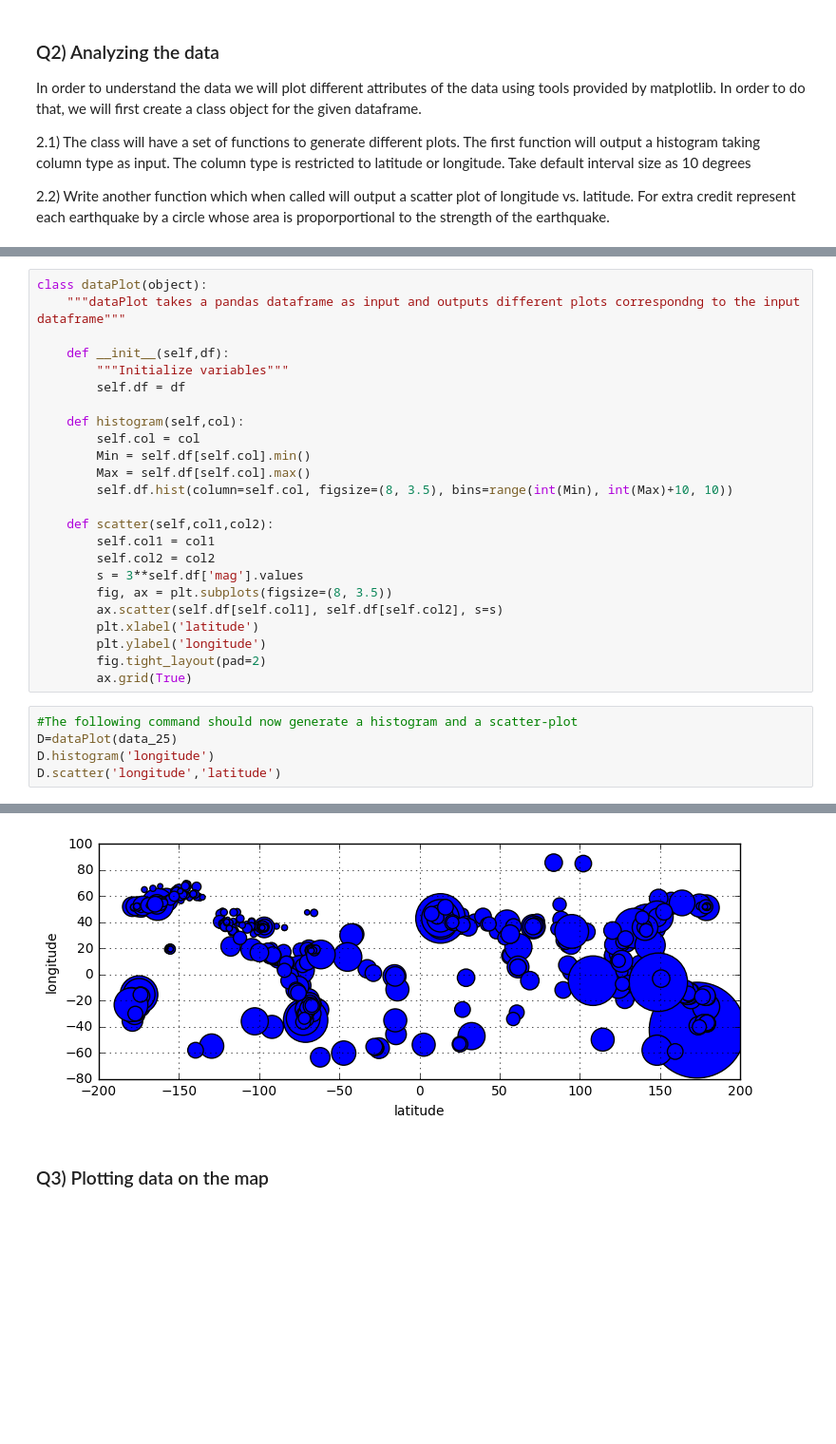
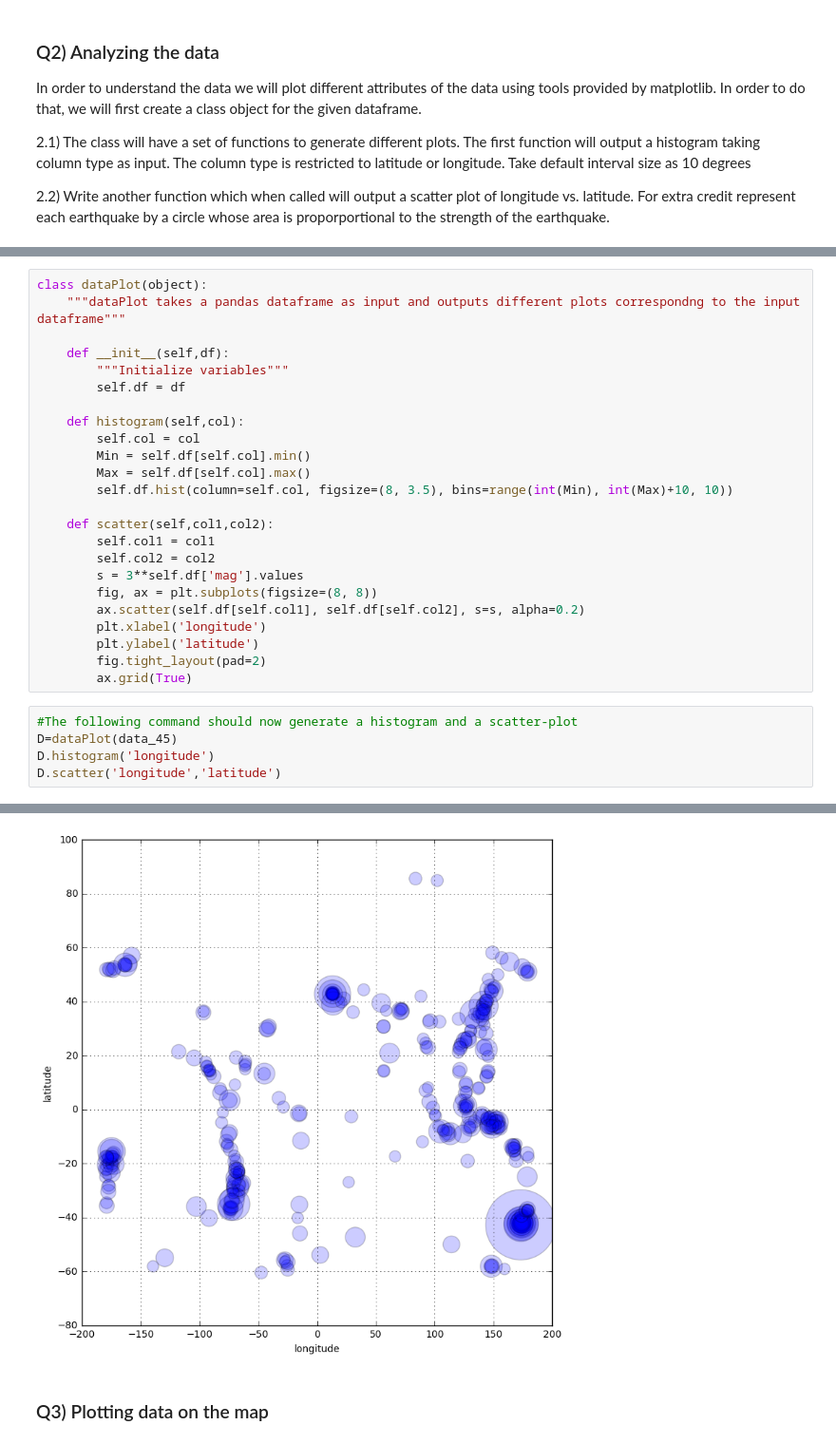
Before and after one commit to OrysyaStus/UCSD_Data_Science_and_Engineering, a Jupyter notebook: DSE200_Python_for_Data_Analysis/day_4_OOP_and_matplotlib/matplotlib/03_Matplotlib OOP Exercise.ipynb, the cells around one changed output, grey strips where cells are left out. Shown at 95% size. Cells and saved outputs as stored; diff of their text form; blank space fills up the shorter version.

```diff
--- a/DSE200_Python_for_Data_Analysis/day_4_OOP_and_matplotlib/matplotlib/03_Matplotlib OOP Exercise.ipynb
+++ b/DSE200_Python_for_Data_Analysis/day_4_OOP_and_matplotlib/matplotlib/03_Matplotlib OOP Exercise.ipynb
@@ -94,15 +97,15 @@ class dataPlot(object):
         self.col1 = col1
         self.col2 = col2
         s = 3**self.df['mag'].values
-        fig, ax = plt.subplots(figsize=(8, 3.5))
-        ax.scatter(self.df[self.col1], self.df[self.col2], s=s)
-        plt.xlabel('latitude')
-        plt.ylabel('longitude')
+        fig, ax = plt.subplots(figsize=(8, 8))
+        ax.scatter(self.df[self.col1], self.df[self.col2], s=s, alpha=0.2)
+        plt.xlabel('longitude')
+        plt.ylabel('latitude')
         fig.tight_layout(pad=2)
         ax.grid(True)
 # %%
 #The following command should now generate a histogram and a scatter-plot
-D=dataPlot(data_25)
+D=dataPlot(data_45)
 D.histogram('longitude')
 D.scatter('longitude','latitude')
 # %% [output]
@@ -110,4 +113,4 @@ D.scatter('longitude','latitude')
-[figure, old version]
+[figure, new version]
 # %% [markdown]
 ### Q3) Plotting data on the map ###
 # %% [markdown]
```
Also changed, not shown: parts of 6 cells of this notebook, 1 other file.
